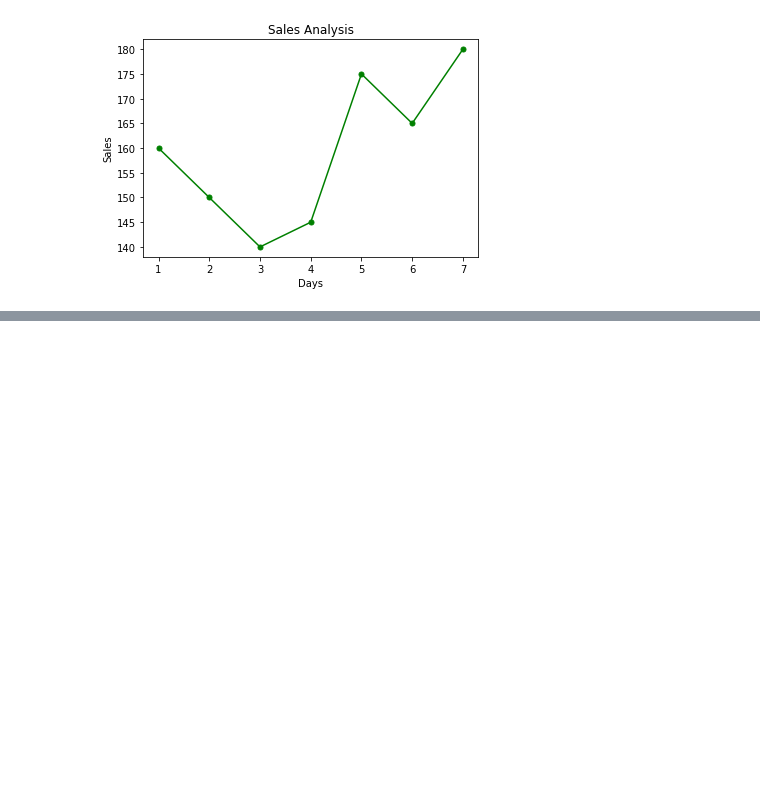
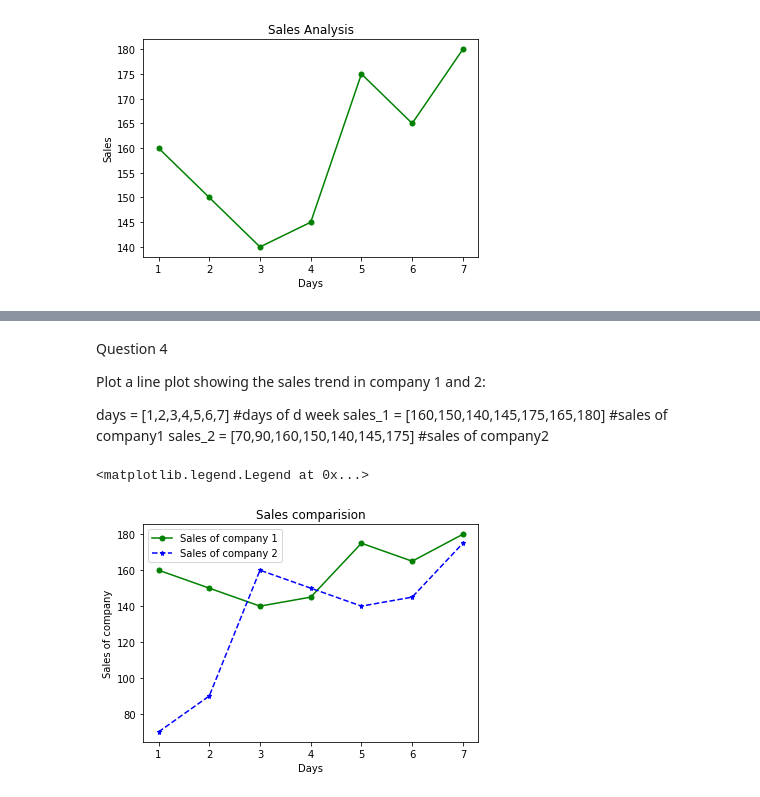
Before and after one commit to Ishwarya23/LetsUpgrade, a Jupyter notebook: Day1Assignment.ipynb, the cells around one changed output, grey strips where cells are left out. Saved outputs shown, nothing was run; the diff lists cells and outputs as text; code cells hidden in the pictures; blank space fills up the shorter version.

```diff
--- a/Day1Assignment.ipynb
+++ b/Day1Assignment.ipynb
@@ -29,0 +43,21 @@ plt.plot(x,y,'go-',markersize=5)
+# %% [markdown]
+Question 4
+
+Plot a line plot showing the sales trend in company 1 and 2:
+
+days = [1,2,3,4,5,6,7] #days of d week
+sales_1 = [160,150,140,145,175,165,180] #sales of company1
+sales_2 = [70,90,160,150,140,145,175]  #sales of company2
+# %%
+days = [1,2,3,4,5,6,7]
+sales_1 = [160,150,140,145,175,165,180]
+sales_2 = [70,90,160,150,140,145,175]
+plt.plot(days,sales_1,'go-',label='Sales of company 1',markersize=5)
+plt.plot(days,sales_2,'b*--',label='Sales of company 2',markersize=5)
+plt.xlabel('Days')
+plt.ylabel('Sales of company')
+plt.title('Sales comparision')
+plt.legend()
+# %% [output]
+<matplotlib.legend.Legend at 0x...>
+[figure, added]
```
Also changed, not shown: parts of 4 cells of this notebook.
